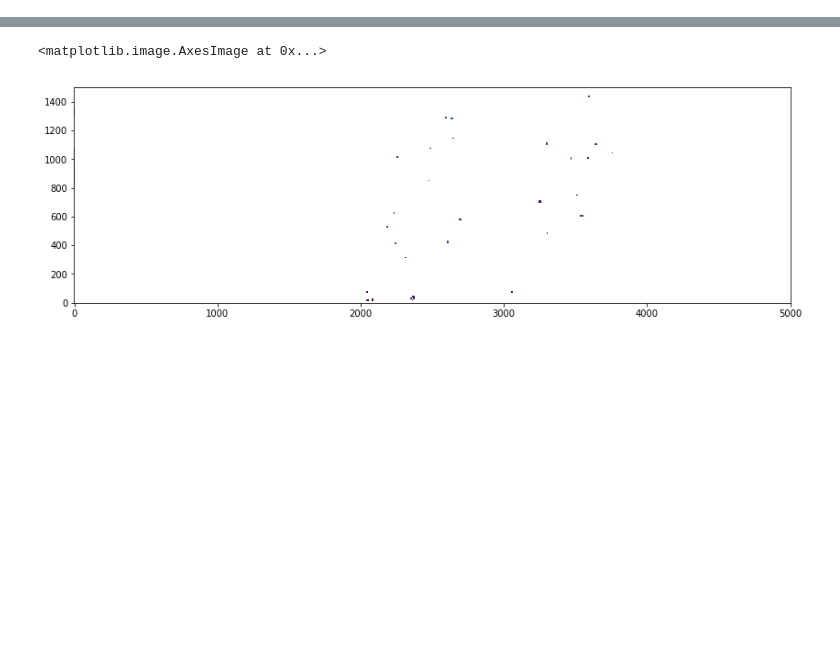
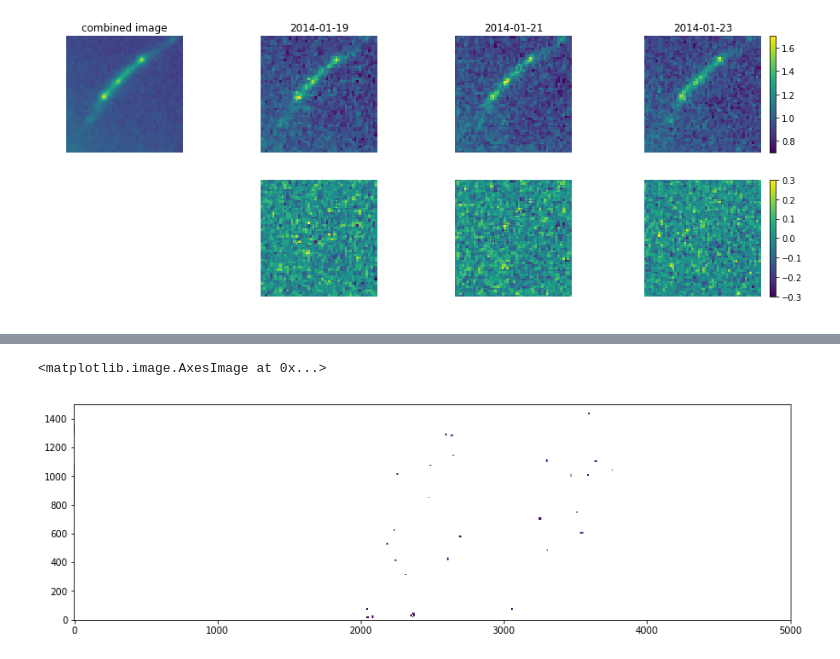
Before and after one commit to lue/frontiers_experiment, a Jupyter notebook: Untitled.ipynb, the cells around one changed output, grey strips where cells are left out. Saved outputs shown, nothing was run; the diff lists cells and outputs as text; code cells hidden in the pictures; blank space fills up the shorter version.

```diff
--- a/Untitled.ipynb
+++ b/Untitled.ipynb
@@ -259,5 +300,6 @@ dat_all = np.array(dat_all)
 # %%
 i = np.argsort(date_all)
 date_all = date_all[i]
+filt_all = filt_all[i]
 dat_all = dat_all[i]
 # %%
@@ -281,0 +336,47 @@ interactive(children=(IntSlider(value=11, description='i', max=22), Output()), _
+# %%
+%matplotlib inline
+
+med = np.median(dat_all[filt_all=='F814W', 1750:2250, 2500:3000][3:,:,:], 0)
+
+plt.figure(figsize=(13,5))
+plt.subplot(241)
+plt.imshow(med, origin='lower', vmax=1.7, vmin=0.7)
+plt.axis('off')
+plt.title('combined image')
+
+plt.subplot(242)
+plt.imshow(          dat_all[31, 1750:2250, 2500:3000][:,:], origin='lower', vmax=1.7, vmin=0.7)
+plt.axis('off')
+plt.title(date_all[31])
+
+plt.subplot(246)
+plt.imshow(          dat_all[31, 1750:2250, 2500:3000][:,:]-med, origin='lower', vmax=0.3, vmin=-0.3)
+plt.axis('off')
+
+
+plt.subplot(243)
+plt.imshow(          dat_all[33, 1750:2250, 2500:3000][:,:], origin='lower', vmax=1.7, vmin=0.7)
+plt.axis('off')
+plt.title(date_all[33])
+
+plt.subplot(247)
+plt.imshow(          dat_all[33, 1750:2250, 2500:3000][:,:]-med, origin='lower', vmax=0.3, vmin=-0.3)
+plt.axis('off')
+
+
+plt.subplot(244)
+plt.imshow(          dat_all[35, 1750:2250, 2500:3000][:,:], origin='lower', vmax=1.7, vmin=0.7)
+plt.axis('off')
+plt.title(date_all[35])
+plt.colorbar()
+
+plt.subplot(248)
+plt.imshow(          dat_all[35, 1750:2250, 2500:3000][:,:]-med, origin='lower', vmax=0.3, vmin=-0.3)
+plt.axis('off')
+plt.colorbar()
+plt.tight_layout()
+
+# plt.xlim([100, 200])
+# plt.ylim([250, 350])
+# %% [output]
+[figure, added]
```
Also changed, not shown: parts of 27 cells of this notebook, 2 other files.
